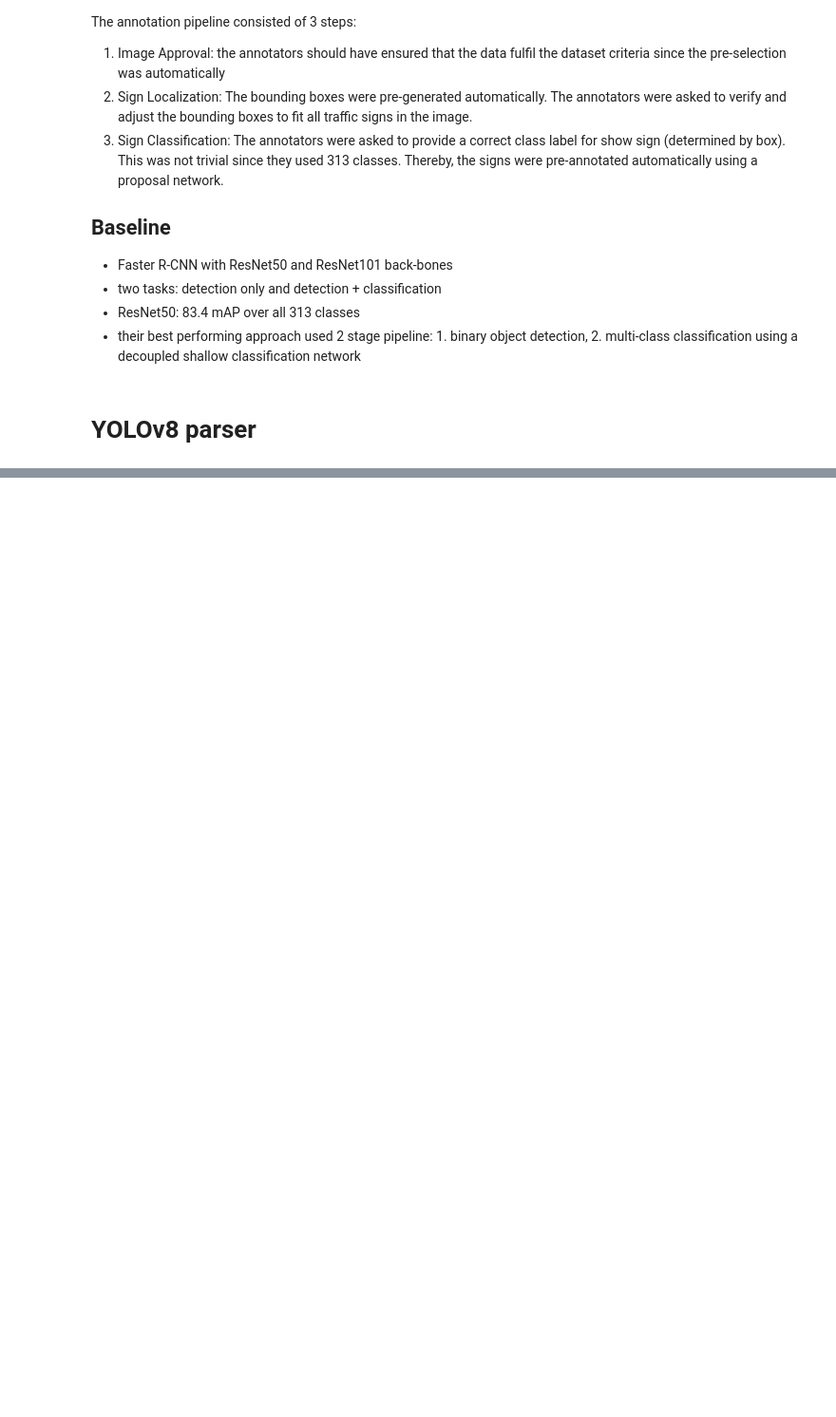
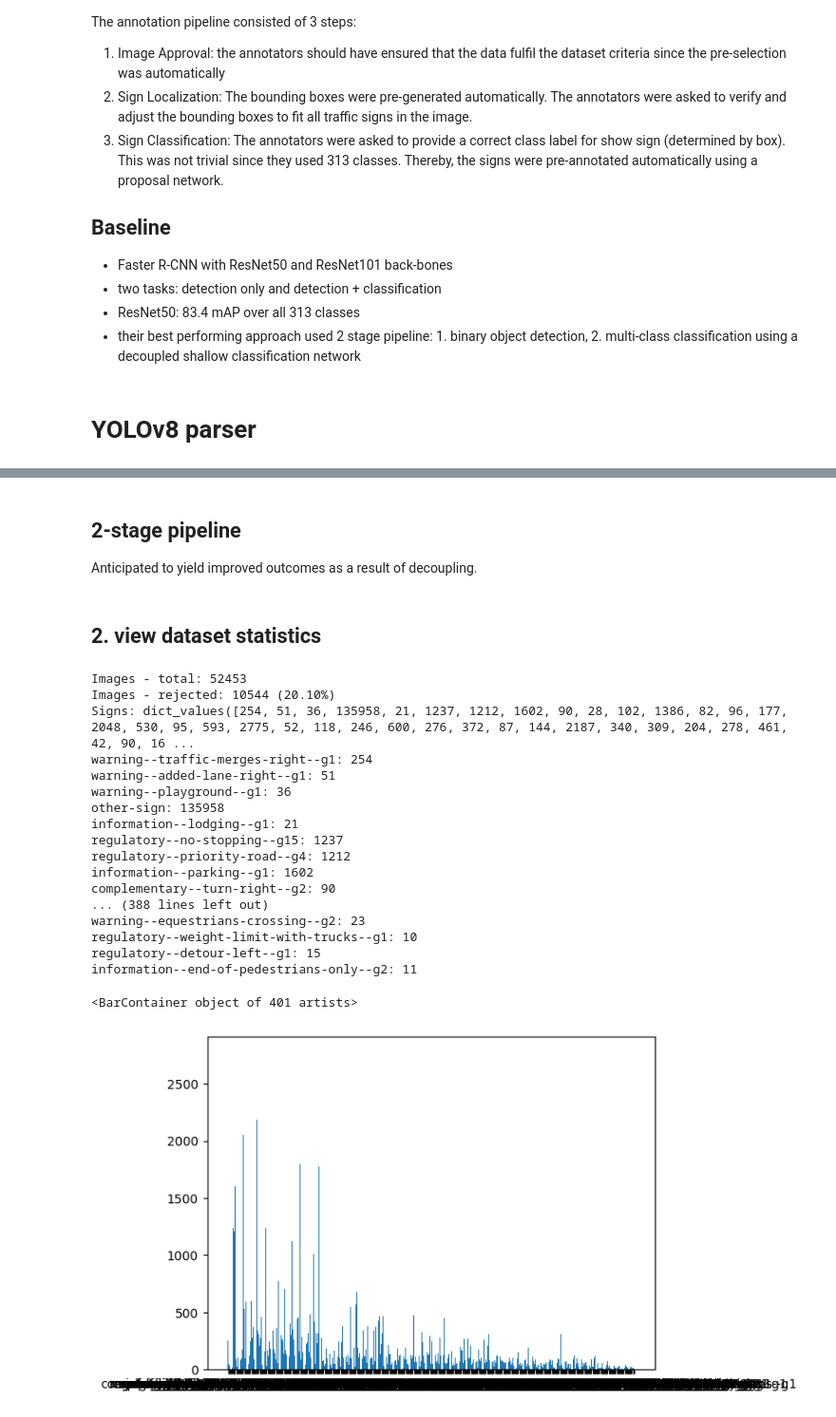
Before and after one commit to vtlustos/pova-traffic-sign-recognition, a Jupyter notebook: notebooks/data.ipynb, the cells around one changed output, grey strips where cells are left out. Shown: that part at 95% size. Drawn from its saved outputs; the diff is of its cells as text; code cells hidden in the pictures; blank space fills up the shorter version.

```diff
--- a/notebooks/data.ipynb
+++ b/notebooks/data.ipynb
@@ -50,5 +51,7 @@ import matplotlib.pyplot as plt
 # %%
 PATH = "C:\\Users\\tlust\\Downloads\\mtsd"
+SINGLE_STEP = True
+DOUBLE_STEP = False
 
 # input files
 splits_path = os.path.join(PATH, "splits")
@@ -123,0 +149,3 @@ for split in ['train', 'val', 'test']:
+# %% [markdown]
+## 2-stage pipeline
+Anticipated to yield improved outcomes as a result of decoupling.
@@ -124,5 +207,33 @@ for split in ['train', 'val', 'test']:
+# %% [markdown]
+## 2. view dataset statistics
 # %%
 print("Images - total: {}".format(total))
 print("Images - rejected: {}".format(rejected) + " ({:.2f}%)".format(rejected / total * 100))
 print("Signs: {}".format(np.sum(sign_distr.values())))
-plt.bar(labels, sign_distr)
+for ix, value in sign_distr.items():
+    print(f"{labels[ix]}: {value}")
+
+# remove 'other-label' from statistics
+sign_distr_cpy = sign_distr.copy()
+sign_distr_cpy[3] = 0 # other-label
+plt.bar(labels, sign_distr_cpy.values())
+# %% [output]
+Images - total: 52453
+Images - rejected: 10544 (20.10%)
+Signs: dict_values([254, 51, 36, 135958, 21, 1237, 1212, 1602, 90, 28, 102, 1386, 82, 96, 177, 2048, 530, 95, 593, 2775, 52, 118, 246, 600, 276, 372, 87, 144, 2187, 340, 309, 204, 278, 461, 42, 90, 16 ...
+warning--traffic-merges-right--g1: 254
+warning--added-lane-right--g1: 51
+warning--playground--g1: 36
+other-sign: 135958
+information--lodging--g1: 21
+regulatory--no-stopping--g15: 1237
+regulatory--priority-road--g4: 1212
+information--parking--g1: 1602
+complementary--turn-right--g2: 90
+... (388 lines left out)
+warning--equestrians-crossing--g2: 23
+regulatory--weight-limit-with-trucks--g1: 10
+regulatory--detour-left--g1: 15
+information--end-of-pedestrians-only--g2: 11
+<BarContainer object of 401 artists>
+[figure, added]
```
Also changed, not shown: parts of 4 cells of this notebook, 2 other files.
